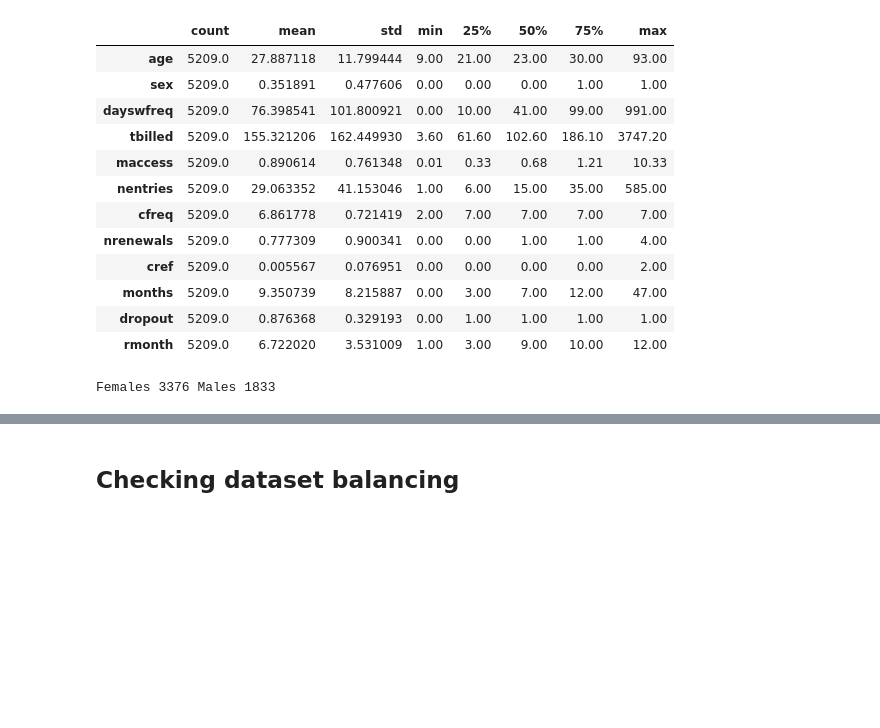
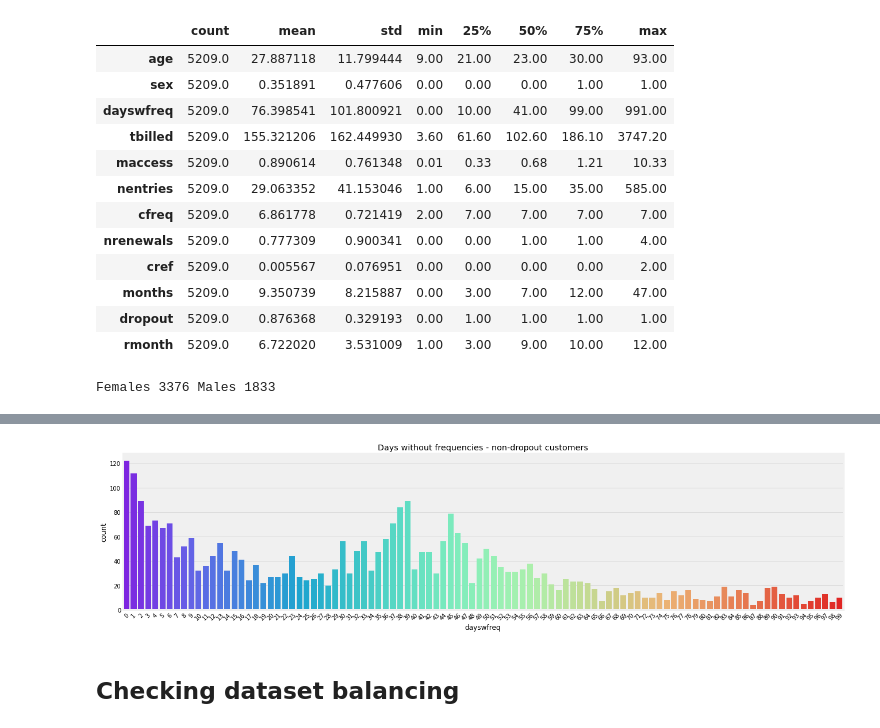
Before and after one commit to pesobreiro/dropoutPredFitness, a Jupyter notebook: 7.dropoutPrediction.ipynb, the cells around one changed output, grey strips where cells are left out. Drawn from its saved outputs; the diff is of its cells as text; code cells hidden in the pictures; blank space fills up the shorter version.

```diff
--- a/7.dropoutPrediction.ipynb
+++ b/7.dropoutPrediction.ipynb
@@ -335,3 +354,8 @@ Females 3376 Males 1833
+# %%
+sns.countplot(x='dayswfreq',data=dt.loc[(dt.dropout == 1) & (dt.dayswfreq<100)],palette='rainbow').set_title('Days without frequencies - non-dropout customers')
+plt.xticks(rotation=45);
+# %% [output]
+[figure, added]
 # %% [markdown]
 ## Checking dataset balancing
 # %%
```
Also changed, not shown: parts of 20 cells of this notebook, 1 other file.
